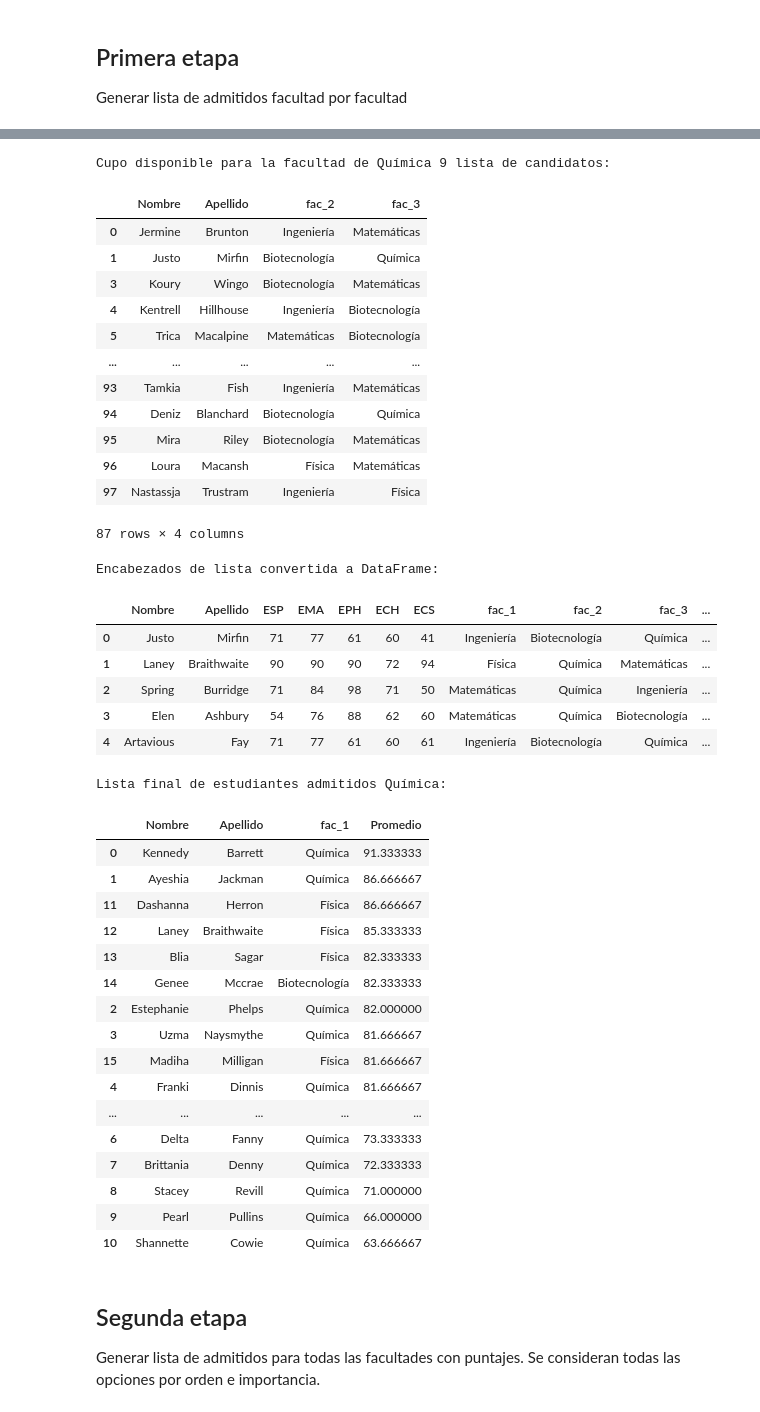
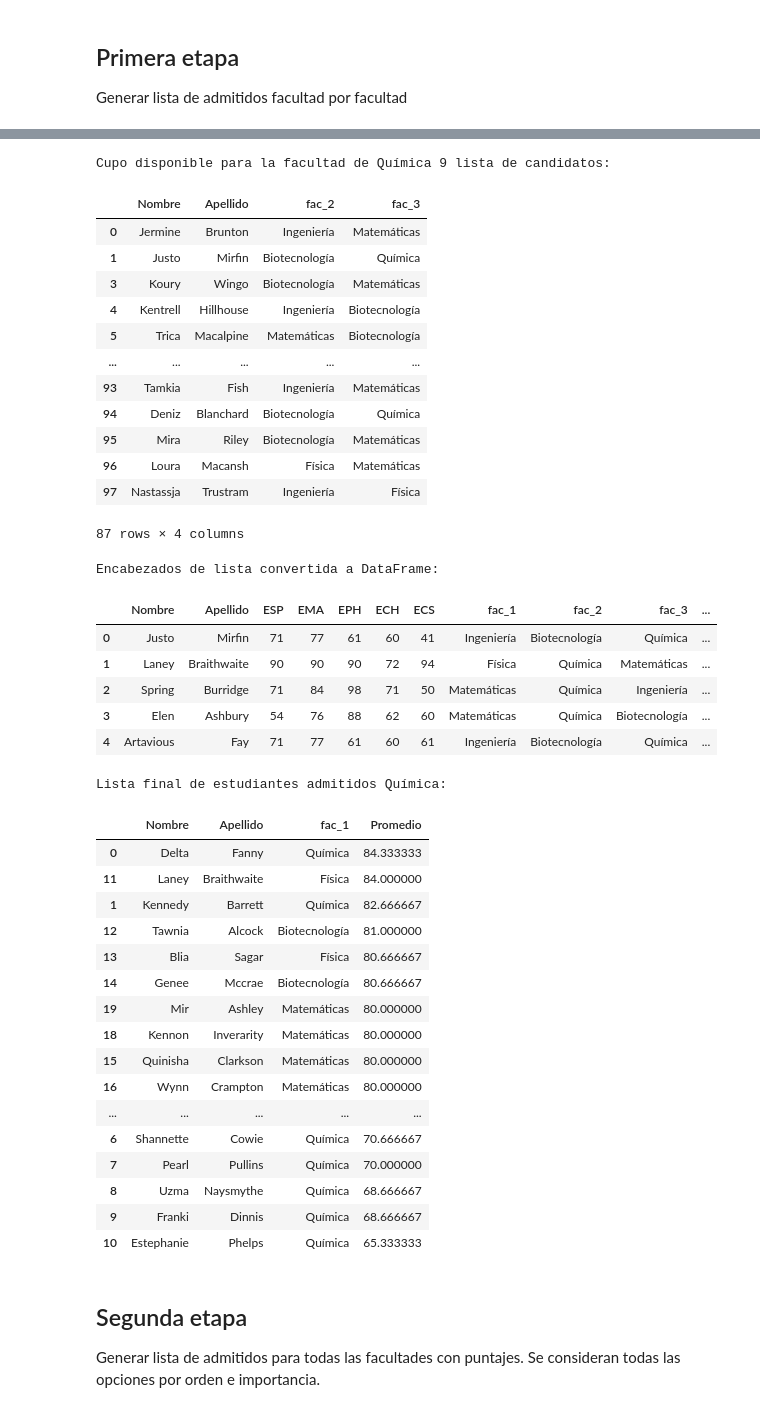
Before and after one commit to armandochernandez-ai/Curso-python-slava, a Jupyter notebook: Unidad_3/proceso_admision.ipynb, the cells around one changed output, grey strips where cells are left out. Cells and saved outputs as stored; diff of their text form; code cells hidden in the pictures.

```diff
--- a/Unidad_3/proceso_admision.ipynb
+++ b/Unidad_3/proceso_admision.ipynb
@@ -8,7 +8,6 @@
 ## Primera etapa
 Generar lista de admitidos facultad por facultad
 # %%
-
 # Proceso simple para generar listas de admitidos facultad por facultad
 from google.colab import drive
 import pandas as pd
@@ -104,10 +103,14 @@ print(f"Se ha determinado {cupo} lugares para facultad de {facultad}.")
 
 def calc_promedio(row, facultad):
     """Calcular promedios por facultad."""
-    if facultad in ['Física', 'Ingeniería', 'Matemáticas']:
-        promedio = row[['ESP', 'EMA', 'EPH']]
-    elif facultad in ['Química', 'Biotecnología']:
-        promedio = row[['EMA', 'ECH', 'ECS']]
+    if facultad in ['Física', 'Ingeniería']:
+        promedio = row[['EPH', 'EMA', 'ESP']]
+    elif facultad == 'Matemáticas':
+        promedio = row[['EMA', 'ESP']]
+    elif facultad == 'Química':
+        promedio = row[['ECH', 'EPH', 'ESP']]
+    elif facultad == 'Biotecnología':
+        promedio = row[['ECH', 'EMA', 'ESP']]
     else:
         return None  # Para caso de facultades no reconocidas
 
@@ -217,42 +220,42 @@ Lista admitidos a Química como primera opción:
 Cupo disponible para la facultad de Química 9 lista de candidatos:
 |  | Nombre | Apellido | fac_2 | fac_3 |
 | 0 | Jermine | Brunton | Ingeniería | Matemáticas |
 | 1 | Justo | Mirfin | Biotecnología | Química |
 | 3 | Koury | Wingo | Biotecnología | Matemáticas |
 | 4 | Kentrell | Hillhouse | Ingeniería | Biotecnología |
 | 5 | Trica | Macalpine | Matemáticas | Biotecnología |
 | ... | ... | ... | ... | ... |
 | 93 | Tamkia | Fish | Ingeniería | Matemáticas |
 | 94 | Deniz | Blanchard | Biotecnología | Química |
 | 95 | Mira | Riley | Biotecnología | Matemáticas |
 | 96 | Loura | Macansh | Física | Matemáticas |
 | 97 | Nastassja | Trustram | Ingeniería | Física |
 87 rows × 4 columns
 Encabezados de lista convertida a DataFrame:
 |  | Nombre | Apellido | ESP | EMA | EPH | ECH | ECS | fac_1 | fac_2 | fac_3 | ... |
 | 0 | Justo | Mirfin | 71 | 77 | 61 | 60 | 41 | Ingeniería | Biotecnología | Química | ... |
 | 1 | Laney | Braithwaite | 90 | 90 | 90 | 72 | 94 | Física | Química | Matemáticas | ... |
 | 2 | Spring | Burridge | 71 | 84 | 98 | 71 | 50 | Matemáticas | Química | Ingeniería | ... |
 | 3 | Elen | Ashbury | 54 | 76 | 88 | 62 | 60 | Matemáticas | Química | Biotecnología | ... |
 | 4 | Artavious | Fay | 71 | 77 | 61 | 60 | 61 | Ingeniería | Biotecnología | Química | ... |
 Lista final de estudiantes admitidos Química:
 |  | Nombre | Apellido | fac_1 | Promedio |
-| 0 | Kennedy | Barrett | Química | 91.333333 |
-| 1 | Ayeshia | Jackman | Química | 86.666667 |
-| 11 | Dashanna | Herron | Física | 86.666667 |
-| 12 | Laney | Braithwaite | Física | 85.333333 |
-| 13 | Blia | Sagar | Física | 82.333333 |
-| 14 | Genee | Mccrae | Biotecnología | 82.333333 |
-| 2 | Estephanie | Phelps | Química | 82.000000 |
-| 3 | Uzma | Naysmythe | Química | 81.666667 |
-| 15 | Madiha | Milligan | Física | 81.666667 |
-| 4 | Franki | Dinnis | Química | 81.666667 |
+| 0 | Delta | Fanny | Química | 84.333333 |
+| 11 | Laney | Braithwaite | Física | 84.000000 |
+| 1 | Kennedy | Barrett | Química | 82.666667 |
+| 12 | Tawnia | Alcock | Biotecnología | 81.000000 |
+| 13 | Blia | Sagar | Física | 80.666667 |
+| 14 | Genee | Mccrae | Biotecnología | 80.666667 |
+| 19 | Mir | Ashley | Matemáticas | 80.000000 |
+| 18 | Kennon | Inverarity | Matemáticas | 80.000000 |
+| 15 | Quinisha | Clarkson | Matemáticas | 80.000000 |
+| 16 | Wynn | Crampton | Matemáticas | 80.000000 |
 | ... | ... | ... | ... | ... |
-| 6 | Delta | Fanny | Química | 73.333333 |
-| 7 | Brittania | Denny | Química | 72.333333 |
-| 8 | Stacey | Revill | Química | 71.000000 |
-| 9 | Pearl | Pullins | Química | 66.000000 |
-| 10 | Shannette | Cowie | Química | 63.666667 |
+| 6 | Shannette | Cowie | Química | 70.666667 |
+| 7 | Pearl | Pullins | Química | 70.000000 |
+| 8 | Uzma | Naysmythe | Química | 68.666667 |
+| 9 | Franki | Dinnis | Química | 68.666667 |
+| 10 | Estephanie | Phelps | Química | 65.333333 |
 # %% [markdown]
 ## Segunda etapa
 Generar lista de admitidos para todas las facultades con puntajes.
```
Also changed, not shown: parts of 2 cells of this notebook.
